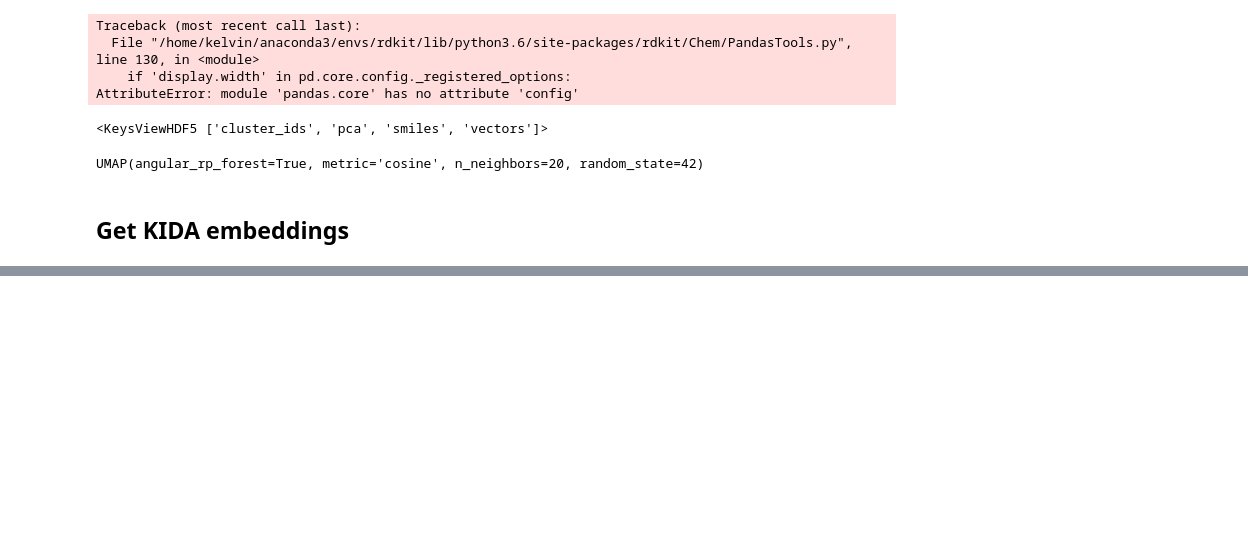
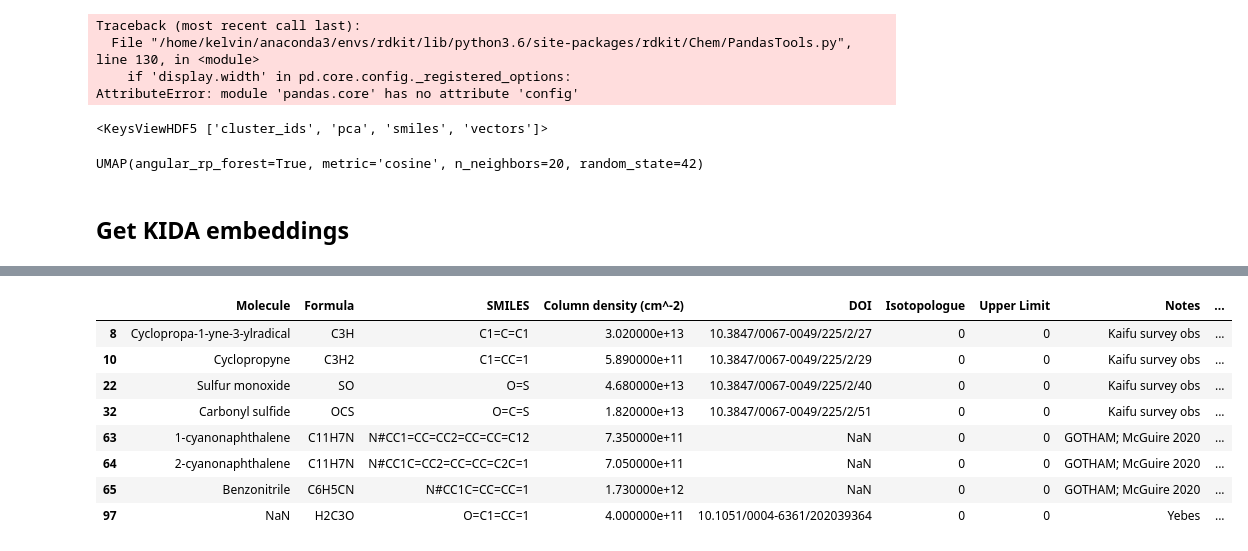
Before and after one commit to laserkelvin/umda, a Jupyter notebook: notebooks/reports/Fullset-viz.ipynb, the cells around one changed output, grey strips where cells are left out. Drawn from its saved outputs; the diff is of its cells as text; code cells hidden in the pictures; blank space fills up the shorter version.

```diff
--- a/notebooks/reports/Fullset-viz.ipynb
+++ b/notebooks/reports/Fullset-viz.ipynb
@@ -95,0 +97,14 @@ fig.savefig("umap_all_mols.pdf", dpi=100)
+# %%
+mask = np.logical_and(tmc1_embedding < 1., tmc1_embedding > -3.).all(axis=1)
+# %%
+tmc1_df.loc[mask]
+# %% [output]
+|  | Molecule | Formula | SMILES | Column density (cm^-2) | DOI | Isotopologue | Upper Limit | Notes | ... |
+| 8 | Cyclopropa-1-yne-3-ylradical | C3H | C1=C=C1 | 3.020000e+13 | 10.3847/0067-0049/225/2/27 | 0 | 0 | Kaifu survey obs | ... |
+| 10 | Cyclopropyne | C3H2 | C1=CC=1 | 5.890000e+11 | 10.3847/0067-0049/225/2/29 | 0 | 0 | Kaifu survey obs | ... |
+| 22 | Sulfur monoxide | SO | O=S | 4.680000e+13 | 10.3847/0067-0049/225/2/40 | 0 | 0 | Kaifu survey obs | ... |
+| 32 | Carbonyl sulfide | OCS | O=C=S | 1.820000e+13 | 10.3847/0067-0049/225/2/51 | 0 | 0 | Kaifu survey obs | ... |
+| 63 | 1-cyanonaphthalene | C11H7N | N#CC1=CC=CC2=CC=CC=C12 | 7.350000e+11 | NaN | 0 | 0 | GOTHAM; McGuire 2020 | ... |
+| 64 | 2-cyanonaphthalene | C11H7N | N#CC1C=CC2=CC=CC=C2C=1 | 7.050000e+11 | NaN | 0 | 0 | GOTHAM; McGuire 2020 | ... |
+| 65 | Benzonitrile | C6H5CN | N#CC1C=CC=CC=1 | 1.730000e+12 | NaN | 0 | 0 | GOTHAM; McGuire 2020 | ... |
+| 97 | NaN | H2C3O | O=C1=CC=1 | 4.000000e+11 | 10.1051/0004-6361/202039364 | 0 | 0 | Yebes | ... |
```
Also changed, not shown: parts of 5 cells of this notebook, 8 other files.
